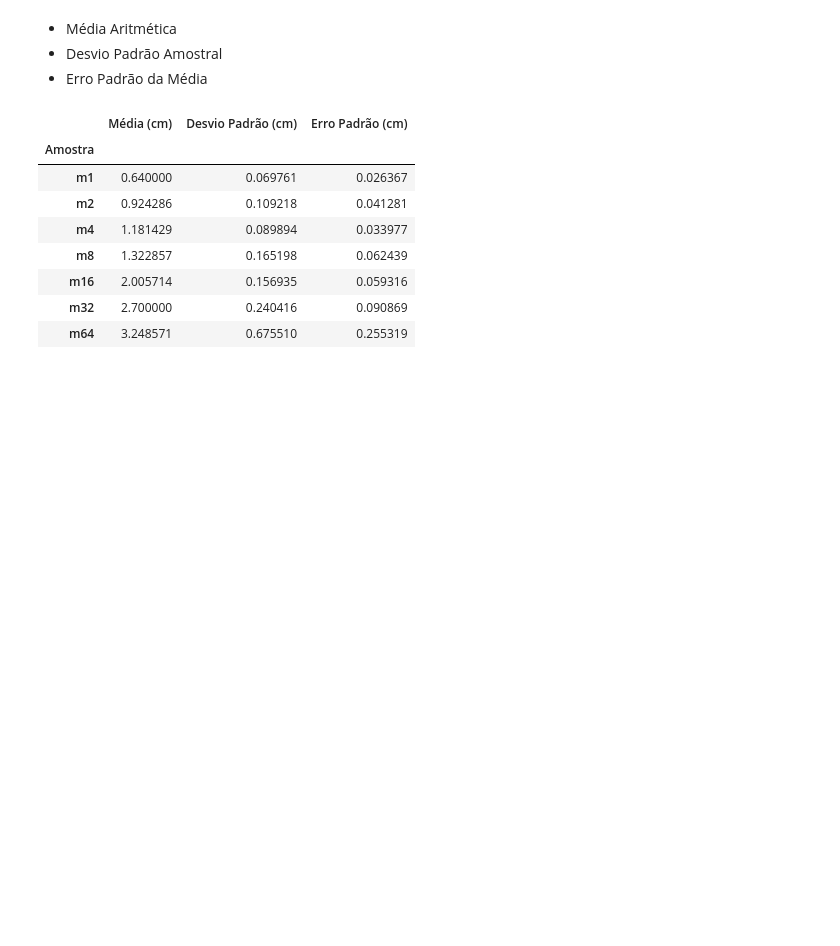
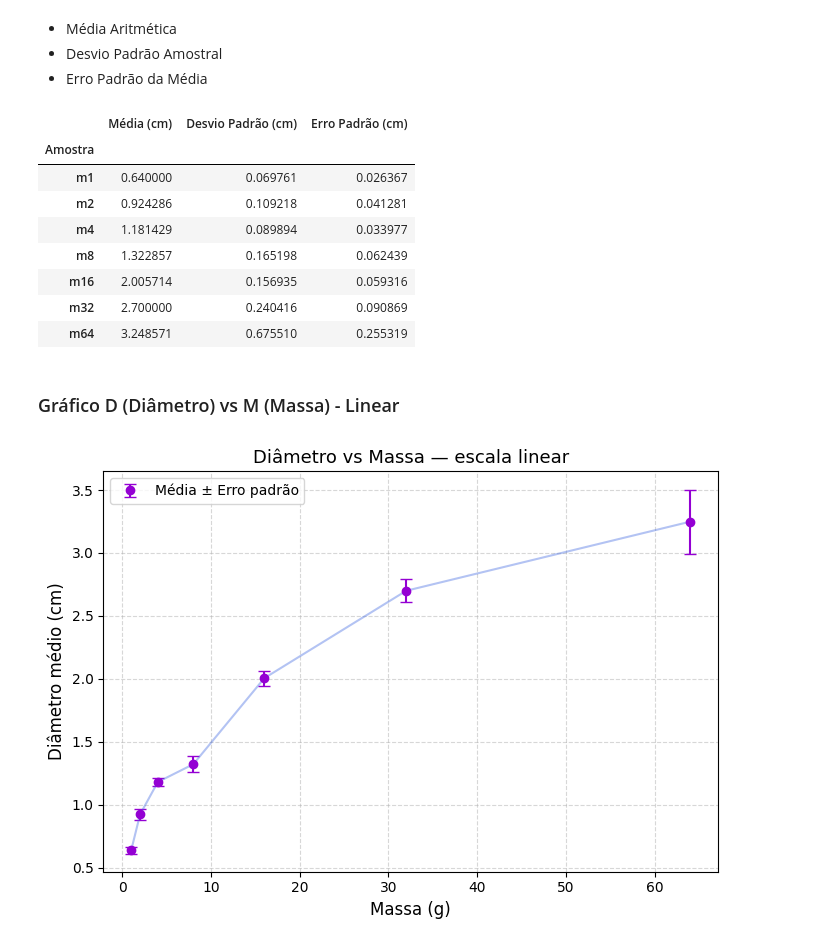
Before and after one commit to HenriqueMelo2007/comparacao-dimensoes-inteiras-fracionarias, a Jupyter notebook: analysis.ipynb, the cells around one changed output. Cells and saved outputs as stored; diff of their text form; code cells hidden in the pictures; blank space fills up the shorter version.

Commit message:
feat: it adds graphics diameter x mass

```diff
--- a/analysis.ipynb
+++ b/analysis.ipynb
@@ -64,3 +65,33 @@ stats
 | m16 | 2.005714 | 0.156935 | 0.059316 |
 | m32 | 2.700000 | 0.240416 | 0.090869 |
 | m64 | 3.248571 | 0.675510 | 0.255319 |
+# %% [markdown]
+### Gráfico D (Diâmetro) vs M (Massa) - Linear
+# %%
+masses = [1, 2, 4, 8, 16, 32, 64]
+avarages  = stats["Média (cm)"].values
+errors   = stats["Erro Padrão (cm)"].values
+
+fig, ax = plt.subplots(figsize=(7, 5))
+
+ax.errorbar(
+    masses, avarages,
+    yerr=errors,
+    fmt='o',
+    capsize=4,
+    color='darkviolet',
+    label='Média ± Erro padrão'
+)
+
+ax.plot(masses, avarages, '-', color='royalblue', alpha=0.4)
+
+ax.set_xlabel("Massa (g)", fontsize=12)
+ax.set_ylabel("Diâmetro médio (cm)", fontsize=12)
+ax.set_title("Diâmetro vs Massa — escala linear", fontsize=13)
+ax.legend()
+ax.grid(True, linestyle='--', alpha=0.5)
+
+plt.tight_layout()
+plt.show()
+# %% [output]
+[figure, added]
```
Also changed, not shown: parts of 4 cells of this notebook, 1 other file.
